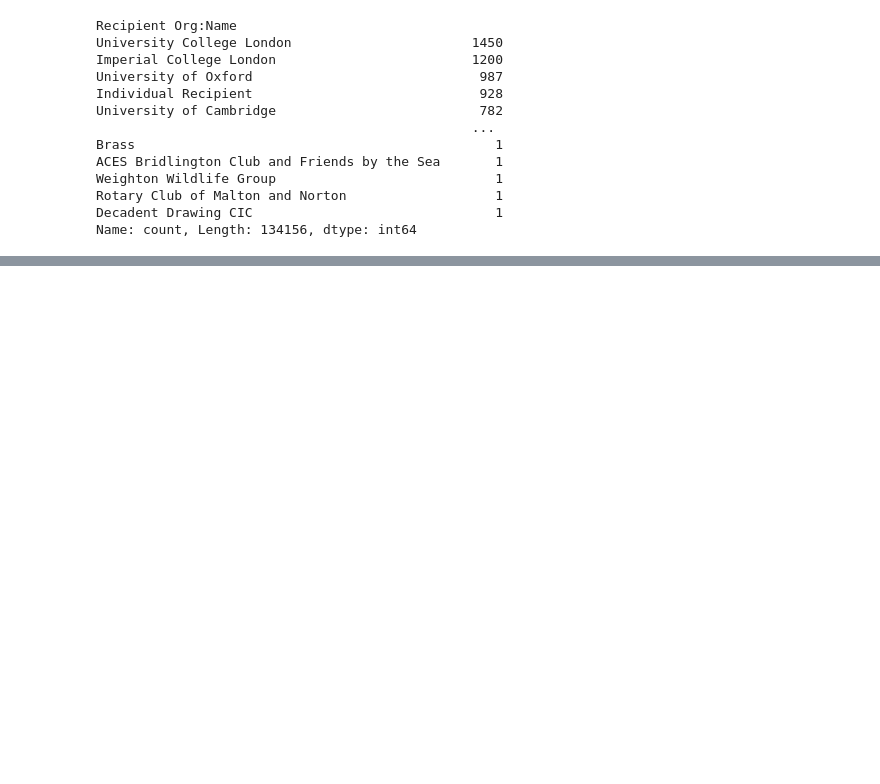
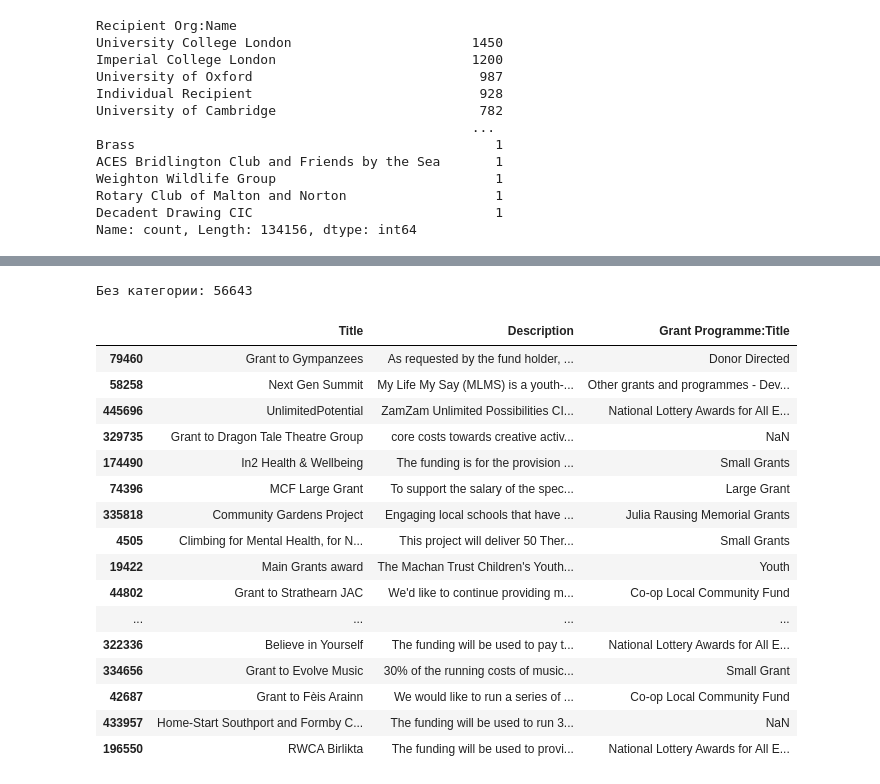
Before and after one commit to Timhan78/charity-grant-analysis, a Jupyter notebook: notebooks/01_data_exploration.ipynb, the cells around one changed output, grey strips where cells are left out. Saved outputs shown, nothing was run; the diff lists cells and outputs as text; code cells hidden in the pictures; blank space fills up the shorter version.

```diff
--- a/notebooks/01_data_exploration.ipynb
+++ b/notebooks/01_data_exploration.ipynb
@@ -236,0 +558,38 @@ Name: count, Length: 134156, dtype: int64
+# %%
+# Keywords validated on data
+
+youth_words = 'young people|children|child|youth|gym'
+health_words = 'mental health|disability|loneliness|wellbeing|counselling|depression|well-being'
+poverty_words = 'poverty|cost of living|homeless|food bank|hardship|debt|foodbank'
+elderly_words = 'older people|elderly|dementia|aged|pensioner|older|seniors'
+refugee_words = 'refugee|asylum|migrant'
+family_words = 'family|families|parent|domestic abuse'
+charity_words = 'salary|charity|staff|core funding'
+
+# Create flag columns in our dataset
+df_community_focus['Is_youth'] = df_community_focus['Description'].str.contains(youth_words, case=False, na=False)
+df_community_focus['Is_health'] = df_community_focus['Description'].str.contains(health_words, case=False, na=False)
+df_community_focus['Is_poverty'] = df_community_focus['Description'].str.contains(poverty_words, case=False, na=False)
+df_community_focus['Is_elderly'] = df_community_focus['Description'].str.contains(elderly_words, case=False, na=False)
+df_community_focus['Is_refugee'] = df_community_focus['Description'].str.contains(refugee_words, case=False, na=False)
+df_community_focus['Is_family'] = df_community_focus['Description'].str.contains(family_words, case=False, na=False)
+df_community_focus['Is_charity'] = df_community_focus['Description'].str.contains(charity_words, case=False, na=False)
+
+# Create list of categories
+categories = ['Is_youth', 'Is_health', 'Is_poverty', 'Is_elderly', 'Is_refugee', 'Is_family', 'Is_charity']
+
+# Calculate count and total amount for each category
+results = []
+for cat in categories:
+    # Filter dataset where flag = True
+    temp_df = df_community_focus[df_community_focus[cat] == True]
+
+    results.append({
+        'Category': cat.replace('Is_', ''),  # Remove prefix for cleaner output
+        'Grant_Count': temp_df['Amount Awarded'].count(),
+        'Total_Amount': temp_df['Amount Awarded'].sum()
+    })
+
+# Create summary table
+df_themes = pd.DataFrame(results).sort_values('Total_Amount', ascending=False)
+display(df_themes)
@@ -236,0 +605,38 @@ Name: count, Length: 134156, dtype: int64
+# %%
+# Сколько грантов НЕ попали ни в одну категорию? Это покажет, насколько полный твой список ключевых слов.
+# Гранты без категории = все флаги False
+
+has_category = (df_community_focus['Is_youth'] |
+                df_community_focus['Is_health'] |
+                df_community_focus['Is_poverty'] |
+                df_community_focus['Is_elderly'] |
+                df_community_focus['Is_refugee'] |
+                df_community_focus['Is_family'] |
+                df_community_focus['Is_charity'])
+
+print(f"Без категории: {(~has_category).sum()}")
+# %% [output]
+Без категории: 56643
+# %%
+# 10 real examples from Youth category
+
+example = df_community_focus[df_community_focus['Is_youth']][['Title', 'Description', 'Grant Programme:Title']].sample(50)
+example
+# %% [output]
+|  | Title | Description | Grant Programme:Title |
+| 79460 | Grant to Gympanzees | As requested by the fund holder, ... | Donor Directed |
+| 58258 | Next Gen Summit | My Life My Say (MLMS) is a youth-... | Other grants and programmes - Dev... |
+| 445696 | UnlimitedPotential | ZamZam Unlimited Possibilities CI... | National Lottery Awards for All E... |
+| 329735 | Grant to Dragon Tale Theatre Group | core costs towards creative activ... | NaN |
+| 174490 | In2 Health & Wellbeing | The funding is for the provision ... | Small Grants |
+| 74396 | MCF Large Grant | To support the salary of the spec... | Large Grant |
+| 335818 | Community Gardens Project | Engaging local schools that have ... | Julia Rausing Memorial Grants |
+| 4505 | Climbing for Mental Health, for N... | This project will deliver 50 Ther... | Small Grants |
+| 19422 | Main Grants award | The Machan Trust Children's Youth... | Youth |
+| 44802 | Grant to Strathearn JAC | We'd like to continue providing m... | Co-op Local Community Fund |
+| ... | ... | ... | ... |
+| 322336 | Believe in Yourself | The funding will be used to pay t... | National Lottery Awards for All E... |
+| 334656 | Grant to Evolve Music | 30% of the running costs of music... | Small Grant |
+| 42687 | Grant to Fèis Arainn | We would like to run a series of ... | Co-op Local Community Fund |
+| 433957 | Home-Start Southport and Formby C... | The funding will be used to run 3... | NaN |
+| 196550 | RWCA Birlikta | The funding will be used to provi... | National Lottery Awards for All E... |
```
Also changed, not shown: parts of 65 cells of this notebook, 1 other file.
